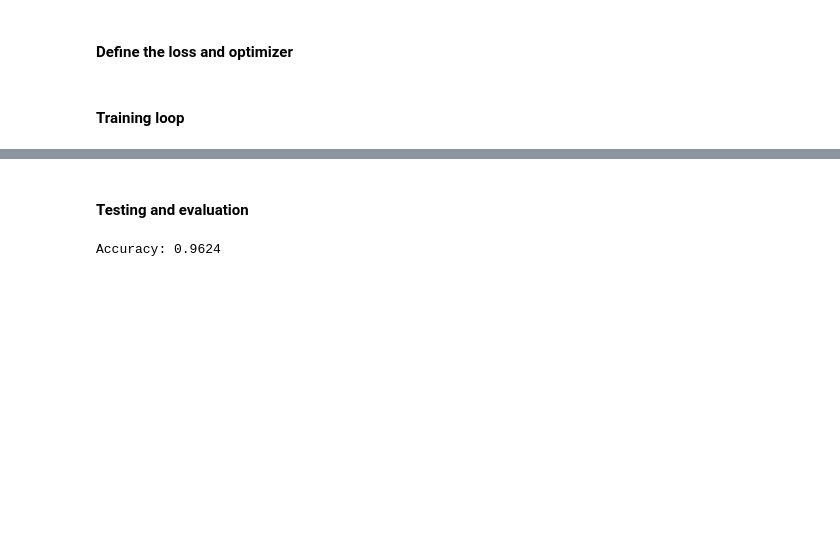
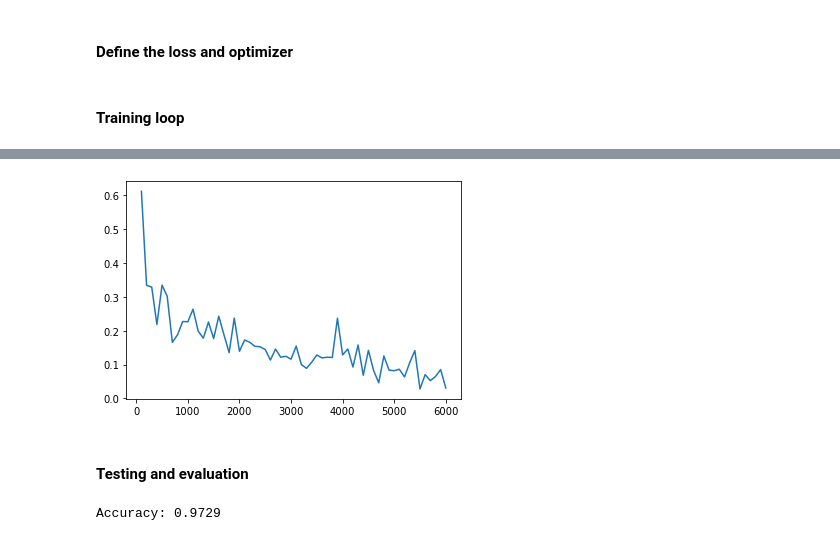
Before and after one commit to sakinkirti/pytorch-tutorial, a Jupyter notebook: pytorch_tutorial.ipynb, the cells around one changed output, grey strips where cells are left out. Cells and saved outputs as stored; diff of their text form; code cells hidden in the pictures; blank space fills up the shorter version.

Commit message:
completed forward feed model with accuracy of 97.3%

```diff
--- a/pytorch_tutorial.ipynb
+++ b/pytorch_tutorial.ipynb
@@ -918,9 +918,9 @@ import matplotlib.pyplot as plt
 input_size = 784 # images are 28 x 28
 hidden_size = 100
 num_classes = 10
-num_epochs = 3
+num_epochs = 10
 batch_size = 100
-learning_rate = 0.001
+learning_rate = 0.0005
 # %% [markdown]
 #### Import the dataset
 # %%
@@ -977,6 +977,8 @@ optimizer = torch.optim.Adam(model.parameters(), lr=learning_rate)
 #### Training loop
 # %%
 n_total_steps = len(train_loader)
+timestep = []
+losses = []
 
 # loop over epochs
 for epoch in range(num_epochs):
@@ -998,4 +1000,9 @@ for epoch in range(num_epochs):
         # print some data
         if (i+1) % 100 == 0:
             print(f'epoch: {epoch+1}/{num_epochs}, step: {i+1}/{n_total_steps}, loss: {l.item():.5f}')
+            timestep.append( (i+1)+(epoch*n_total_steps) )
+            losses.append(l.item())
+
+plt.plot(timestep, losses)
+plt.show()
 # %% [output]
@@ -1020,3 +1026,4 @@ epoch: 3/3, step: 600/600, loss: 0.08895
+[figure, added]
 # %% [markdown]
 #### Testing and evaluation
 # %%
@@ -1036,4 +1043,4 @@ with torch.no_grad():
     acc = n_correct / n_samples
     print(f'Accuracy: {acc}')
 # %% [output]
-Accuracy: 0.9624
+Accuracy: 0.9729
```
Also changed, not shown: parts of 2 cells of this notebook.
